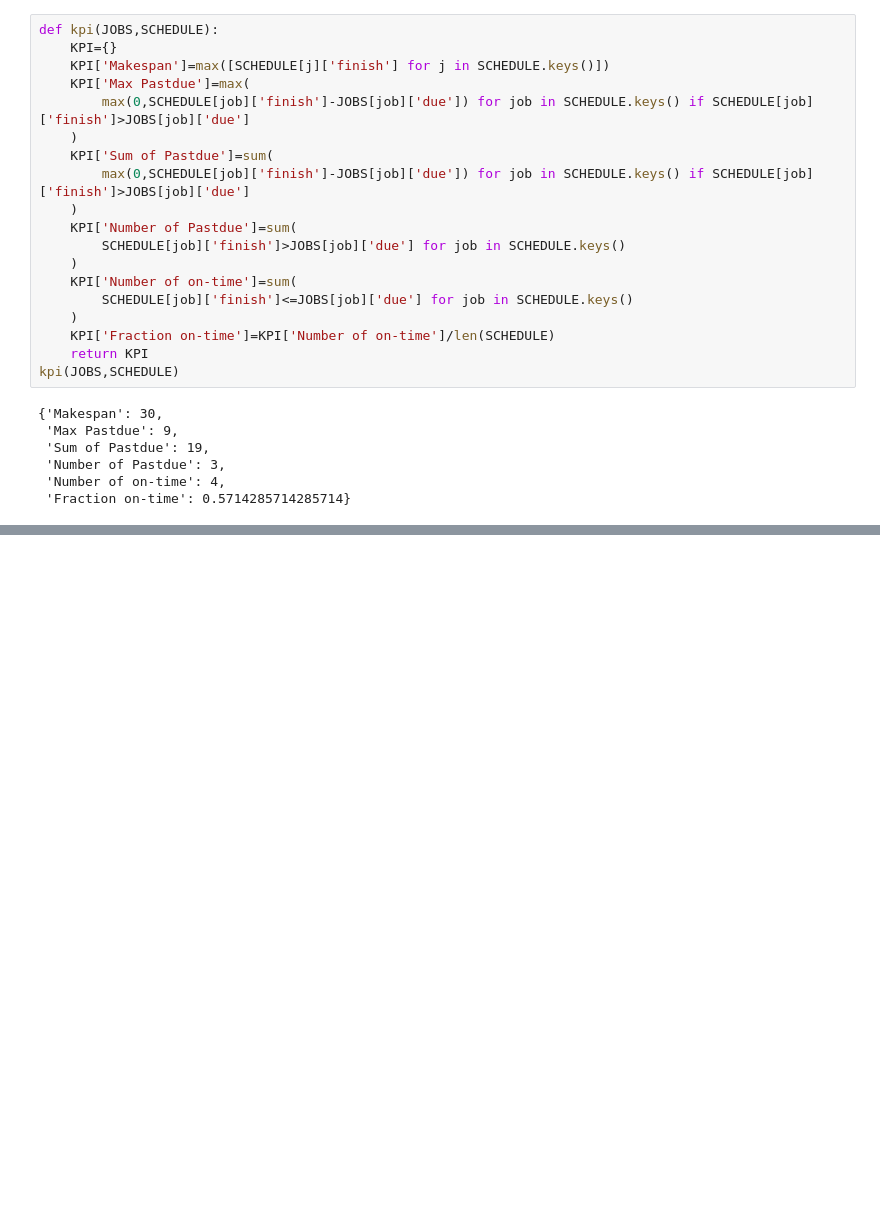
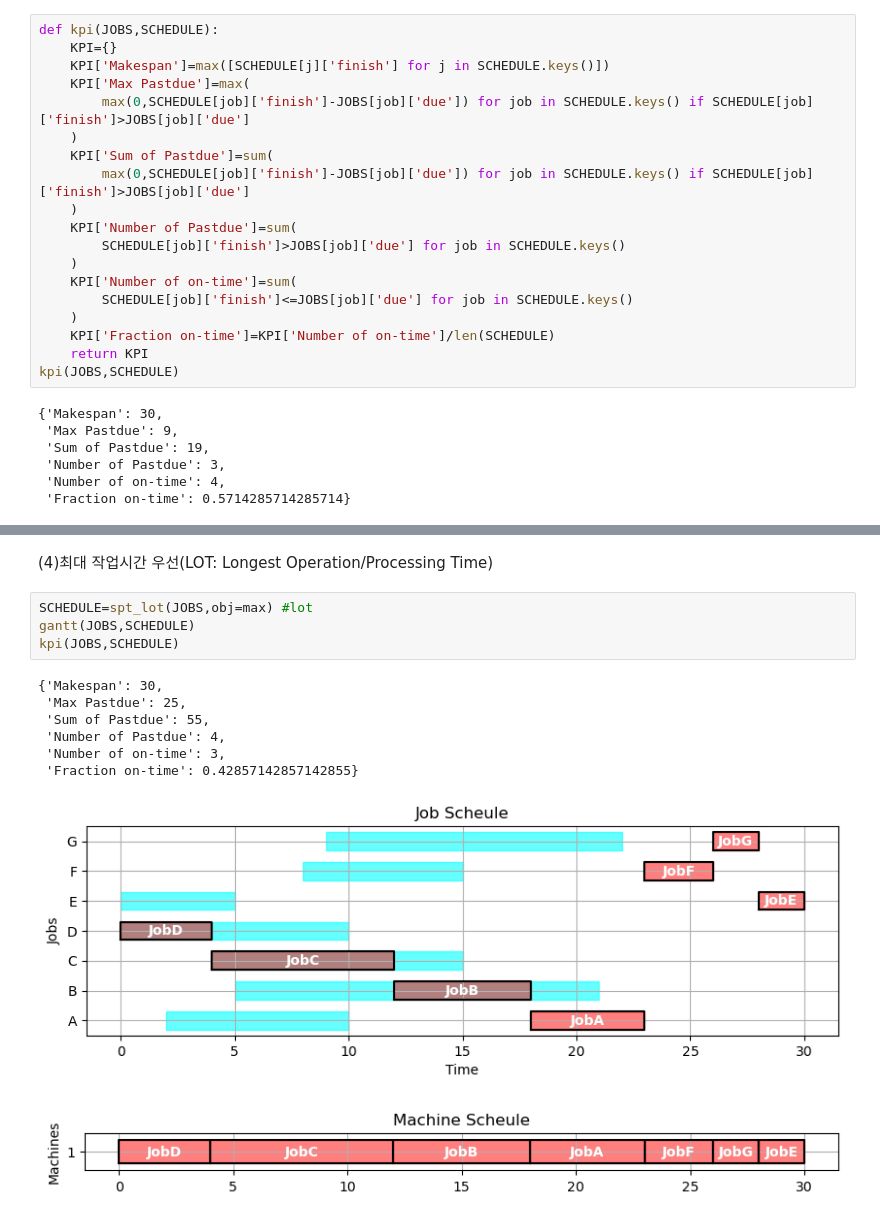
Before and after one commit to ppvid/Optimization_Pyomo, a Jupyter notebook: 간트차트.ipynb, the cells around one changed output, grey strips where cells are left out. Cells and saved outputs as stored; diff of their text form; blank space fills up the shorter version.

```diff
--- a/간트차트.ipynb
+++ b/간트차트.ipynb
@@ -170,0 +273,15 @@ kpi(JOBS,SCHEDULE)
+# %% [markdown]
+(4)최대 작업시간 우선(LOT: Longest Operation/Processing Time)
+# %%
+SCHEDULE=spt_lot(JOBS,obj=max) #lot
+gantt(JOBS,SCHEDULE)
+kpi(JOBS,SCHEDULE)
+# %% [output]
+{'Makespan': 30,
+ 'Max Pastdue': 25,
+ 'Sum of Pastdue': 55,
+ 'Number of Pastdue': 4,
+ 'Number of on-time': 3,
+ 'Fraction on-time': 0.42857142857142855}
+[figure, added]
+[figure, added]
```
Also changed, not shown: parts of 38 cells of this notebook.
